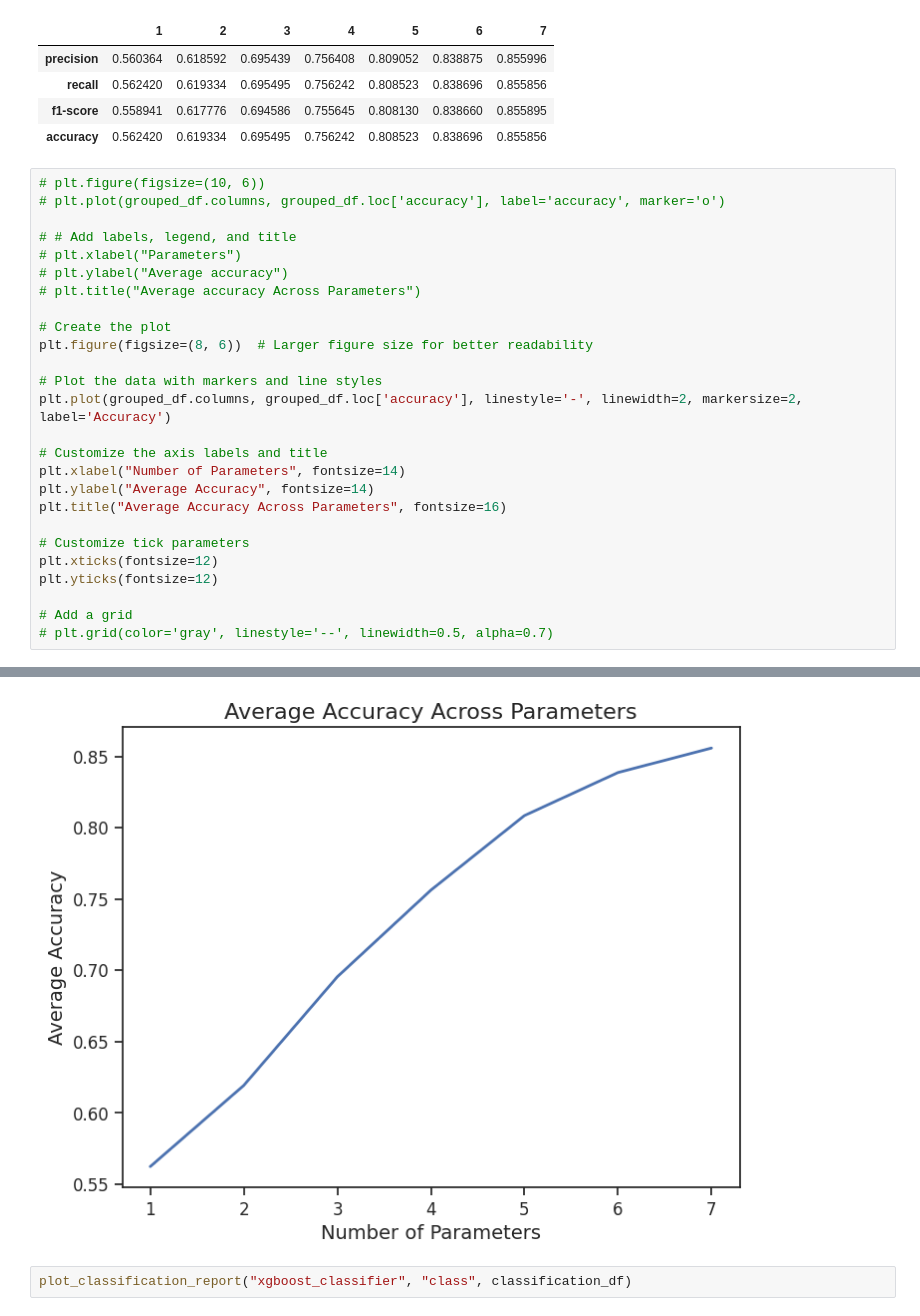
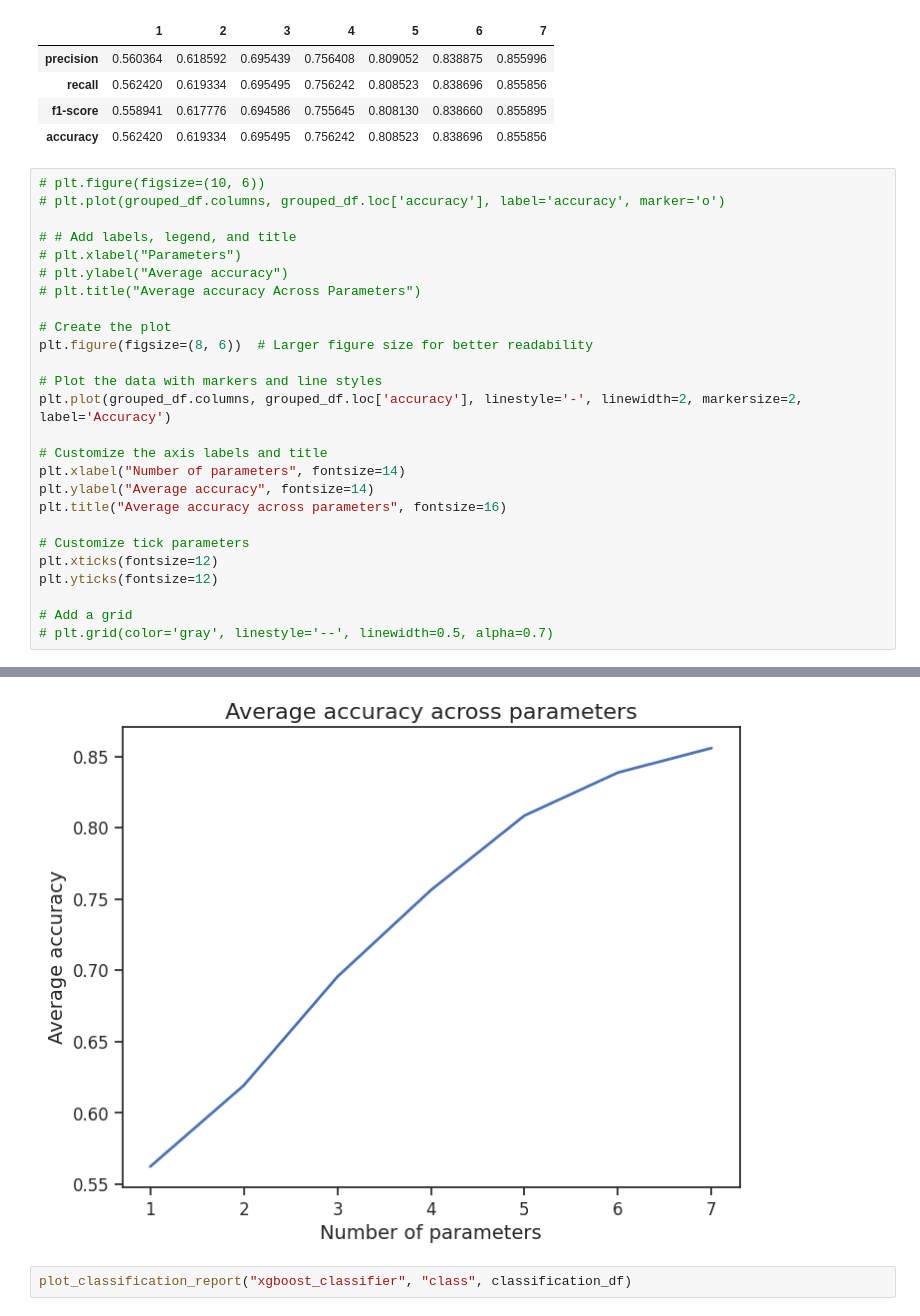
Before and after one commit to NivAm12/qMRI_Analyzer, a Jupyter notebook: notebooks/classification.ipynb, the cells around one changed output, grey strips where cells are left out. Cells and saved outputs as stored; diff of their text form.

```diff
--- a/notebooks/classification.ipynb
+++ b/notebooks/classification.ipynb
@@ -257,37 +257,37 @@ grouped_df
 # # Add labels, legend, and title
 # plt.xlabel("Parameters")
 # plt.ylabel("Average accuracy")
 # plt.title("Average accuracy Across Parameters")
 
 # Create the plot
 plt.figure(figsize=(8, 6))  # Larger figure size for better readability
 
 # Plot the data with markers and line styles
 plt.plot(grouped_df.columns, grouped_df.loc['accuracy'], linestyle='-', linewidth=2, markersize=2, label='Accuracy')
 
 # Customize the axis labels and title
-plt.xlabel("Number of Parameters", fontsize=14)
-plt.ylabel("Average Accuracy", fontsize=14)
-plt.title("Average Accuracy Across Parameters", fontsize=16)
+plt.xlabel("Number of parameters", fontsize=14)
+plt.ylabel("Average accuracy", fontsize=14)
+plt.title("Average accuracy across parameters", fontsize=16)
 
 # Customize tick parameters
 plt.xticks(fontsize=12)
 plt.yticks(fontsize=12)
 
 # Add a grid
 # plt.grid(color='gray', linestyle='--', linewidth=0.5, alpha=0.7)
 # %% [output]
 (array([0.5 , 0.55, 0.6 , 0.65, 0.7 , 0.75, 0.8 , 0.85, 0.9 ]),
  [Text(0, 0.5, '0.50'),
   Text(0, 0.55, '0.55'),
   Text(0, 0.6, '0.60'),
   Text(0, 0.65, '0.65'),
   Text(0, 0.7, '0.70'),
   Text(0, 0.75, '0.75'),
   Text(0, 0.8, '0.80'),
   Text(0, 0.8500000000000001, '0.85'),
   Text(0, 0.9, '0.90')])
-[figure, old version]
+[figure, new version]
 # %%
 plot_classification_report("xgboost_classifier", "class", classification_df)
 # %% [output]
```
